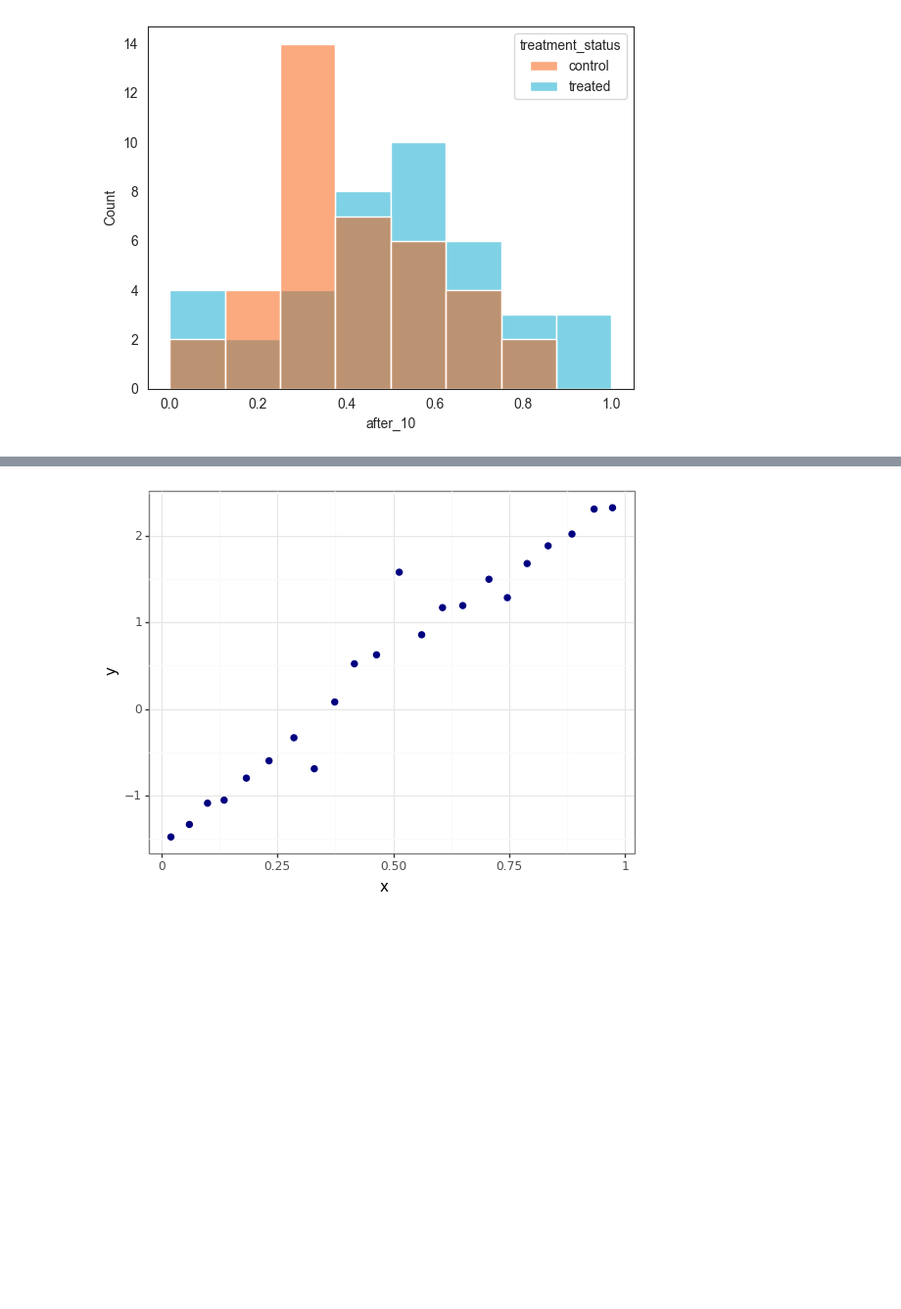
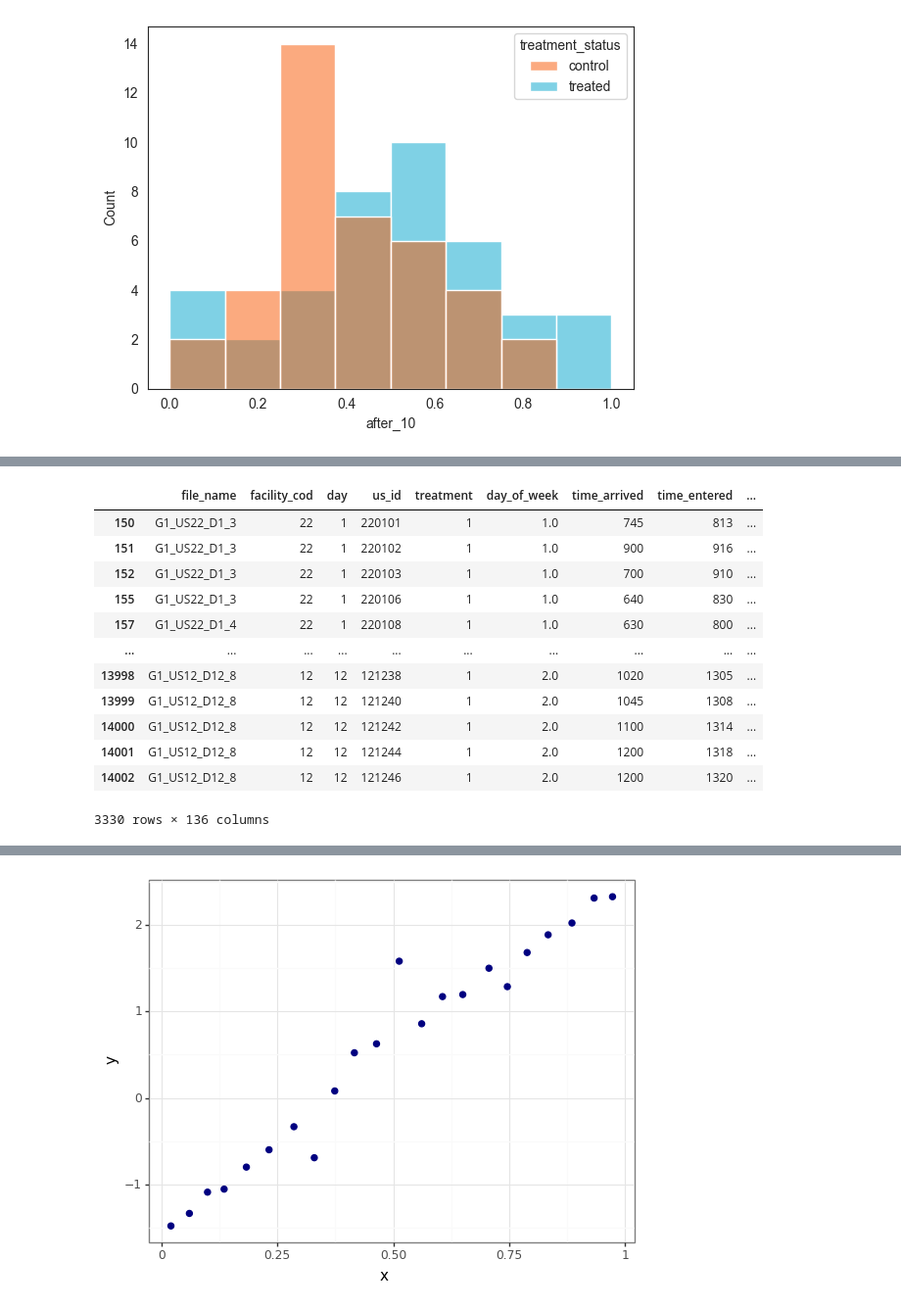
Before and after one commit to health-lse/anc_hiv_scheduling, a Jupyter notebook: notebooks/treatment_effectiveness.ipynb, the cells around one changed output, grey strips where cells are left out. Shown at 98% size. Cells and saved outputs as stored; diff of their text form; code cells hidden in the pictures; blank space fills up the shorter version.

```diff
--- a/notebooks/treatment_effectiveness.ipynb
+++ b/notebooks/treatment_effectiveness.ipynb
@@ -108,0 +99,16 @@ plt.show()
+# %%
+anc.query("time_scheduled_hours.notna()")
+# %% [output]
+|  | file_name | facility_cod | day | us_id | treatment | day_of_week | time_arrived | time_entered | ... |
+| 150 | G1_US22_D1_3 | 22 | 1 | 220101 | 1 | 1.0 | 745 | 813 | ... |
+| 151 | G1_US22_D1_3 | 22 | 1 | 220102 | 1 | 1.0 | 900 | 916 | ... |
+| 152 | G1_US22_D1_3 | 22 | 1 | 220103 | 1 | 1.0 | 700 | 910 | ... |
+| 155 | G1_US22_D1_3 | 22 | 1 | 220106 | 1 | 1.0 | 640 | 830 | ... |
+| 157 | G1_US22_D1_4 | 22 | 1 | 220108 | 1 | 1.0 | 630 | 800 | ... |
+| ... | ... | ... | ... | ... | ... | ... | ... | ... | ... |
+| 13998 | G1_US12_D12_8 | 12 | 12 | 121238 | 1 | 2.0 | 1020 | 1305 | ... |
+| 13999 | G1_US12_D12_8 | 12 | 12 | 121240 | 1 | 2.0 | 1045 | 1308 | ... |
+| 14000 | G1_US12_D12_8 | 12 | 12 | 121242 | 1 | 2.0 | 1100 | 1314 | ... |
+| 14001 | G1_US12_D12_8 | 12 | 12 | 121244 | 1 | 2.0 | 1200 | 1318 | ... |
+| 14002 | G1_US12_D12_8 | 12 | 12 | 121246 | 1 | 2.0 | 1200 | 1320 | ... |
+3330 rows × 136 columns
```
Also changed, not shown: parts of 9 cells of this notebook, 7 other files.
